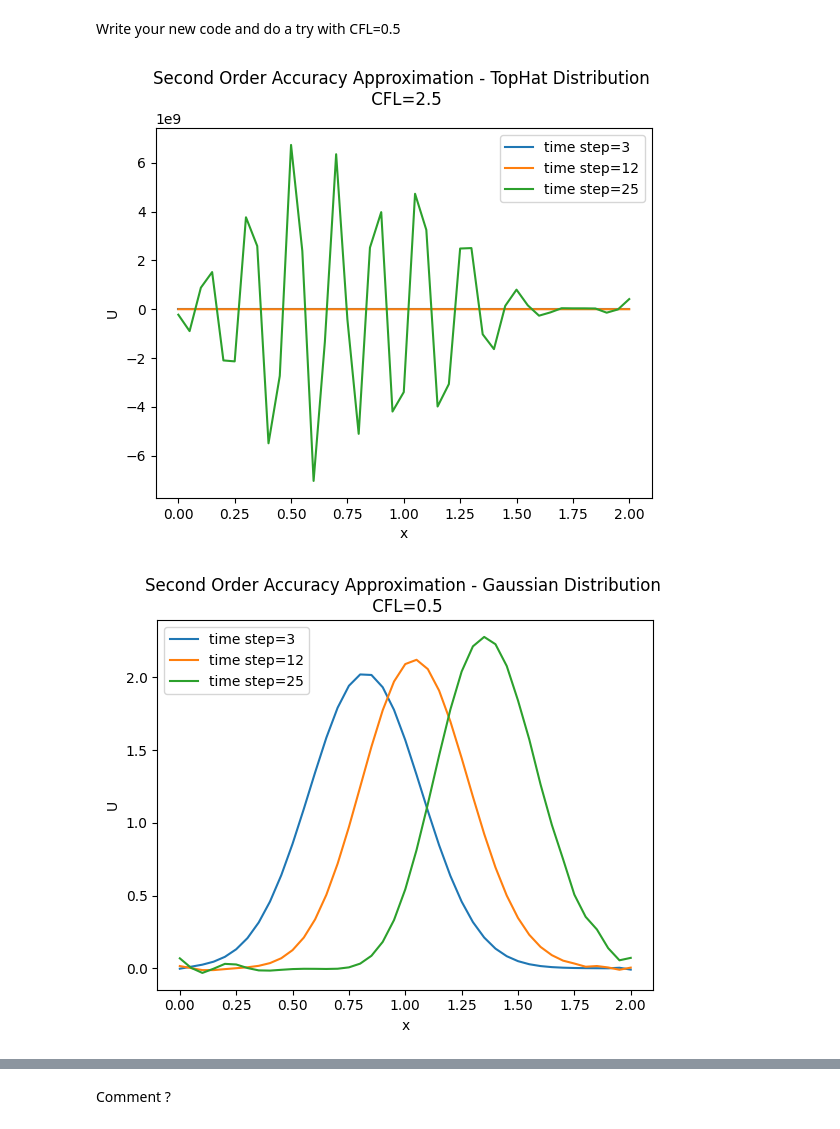
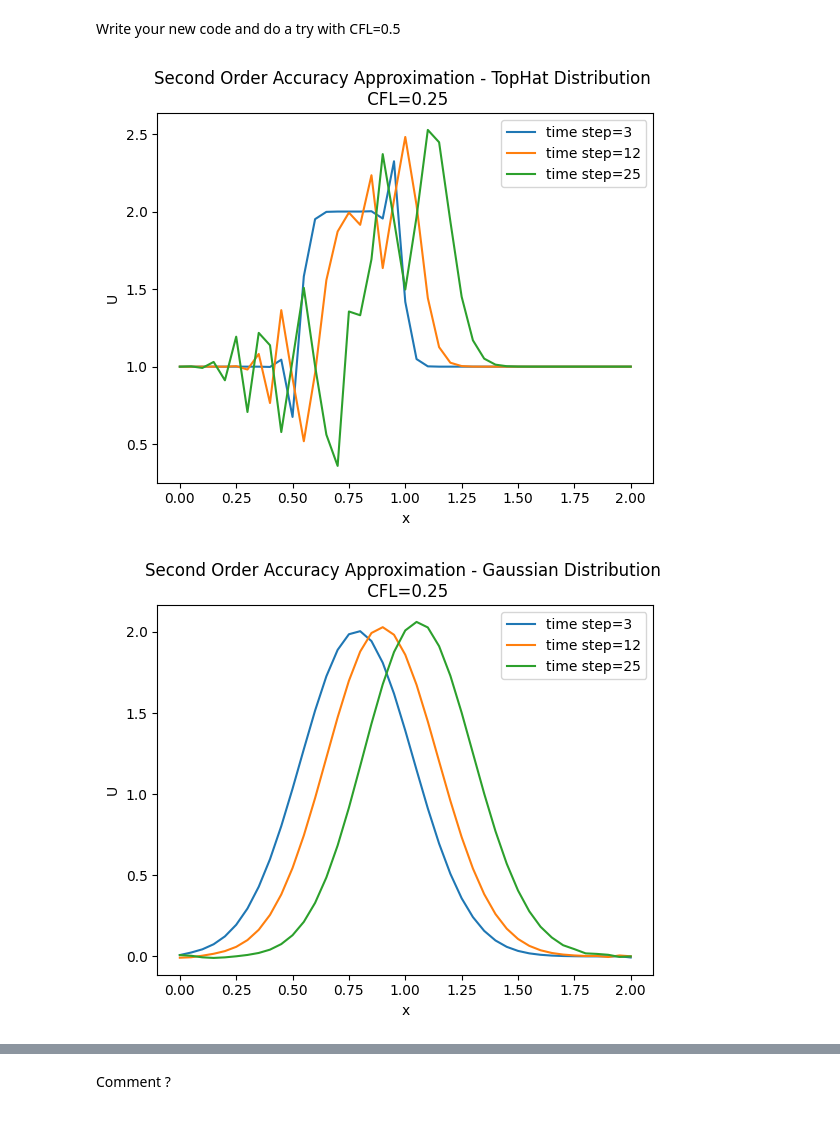
Before and after one commit to mopahlevani/Numerical-Methods, a Jupyter notebook: PDE_Training.ipynb, the cells around one changed output, grey strips where cells are left out. Cells and saved outputs as stored; diff of their text form; code cells hidden in the pictures.

```diff
--- a/PDE_Training.ipynb
+++ b/PDE_Training.ipynb
@@ -271,8 +271,8 @@ ${U}^{n+1}_i= {U}^{n}_i + σ \frac{{U}^{n}_{i+1}-{U}^{n+1}_{i-1}}{2}$
 Write your new code and do a try with CFL=0.5
 # %%
 # TopHAT CFL = 0.5
-dt5 = (1) * Delta_T / nt  # Time step size
-sigma5 = c * dt4 / dx
+dt5 = (0.5) * Delta_T / nt  # Time step size
+sigma5 = c * dt5 / dx
 U = U0  # Initial condition (assumed to be defined)
 
 # defining A which U_n+1 = A * U_n
@@ -290,34 +290,34 @@ for j in range(nt):
         plt.plot(x, U, label='time step=' + str(j + 1))
 plt.legend()
 plt.xlabel('x')
 plt.ylabel('U')
-plt.title("Second Order Accuracy Approximation - TopHat Distribution \n CFL=" + str(dt4 * c / dx))
+plt.title("Second Order Accuracy Approximation - TopHat Distribution \n CFL=" + str(dt5 * c / dx))
 plt.show()
 
 
 # Gaussian CFL = 0.5
-dt6 = (1) * Delta_T / nt  # Time step size
+dt6 = (0.5) * Delta_T / nt  # Time step size
 sigma6 = c * dt6 / dx
 U = U00  # Initial condition (assumed to be defined)
 
 # defining A which U_n+1 = A * U_n
 A = np.zeros((nx, nx))
 for i in range(nx):
     A[i, i] = 1
     A[i, (i - 1) % nx] += sigma6 / 2
     A[i, (i + 1) % nx] -= sigma6 / 2
 
 
 # Time integration using FTCS scheme
 for j in range(nt):
     U = np.matmul(A, U)
     if j in [2, 11, 24]:
         plt.plot(x, U, label='time step=' + str(j + 1))
 plt.legend()
 plt.xlabel('x')
 plt.ylabel('U')
 plt.title("Second Order Accuracy Approximation - Gaussian Distribution \n CFL=" + str(dt6 * c / dx))
 plt.show()
 # %% [output]
-[figure, old version]
+[figure, new version]
-[figure, old version]
+[figure, new version]
```
Also changed, not shown: parts of 3 cells of this notebook.
